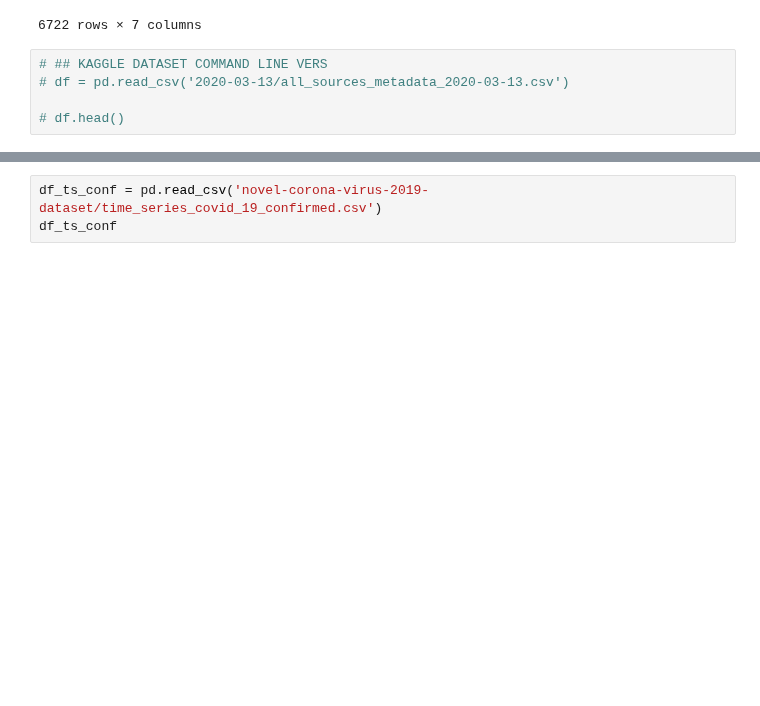
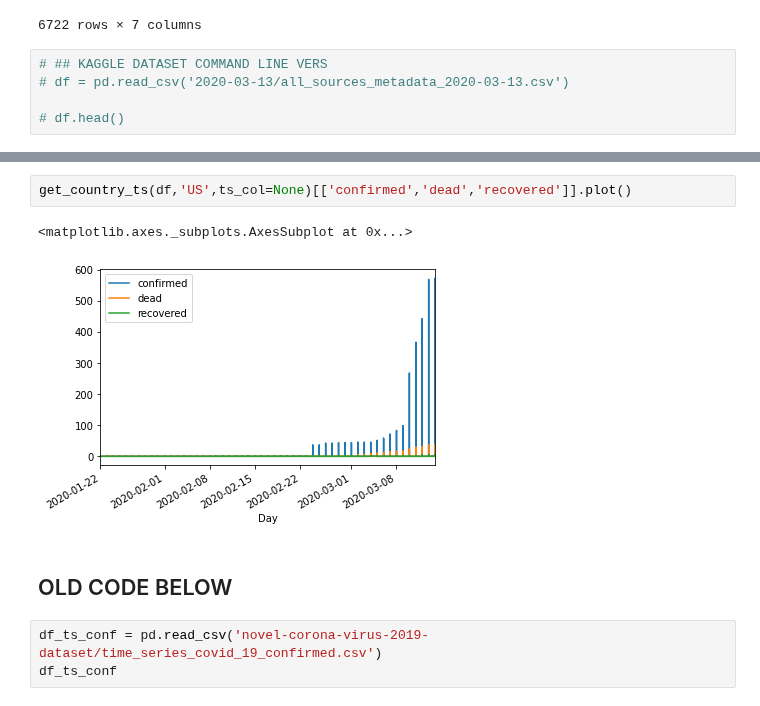
Before and after one commit to jirvingphd/playing-with-coronavirus-data, a Jupyter notebook: coronavirus.ipynb, the cells around one changed output, grey strips where cells are left out. Cells and saved outputs as stored; diff of their text form; blank space fills up the shorter version.

```diff
--- a/coronavirus.ipynb
+++ b/coronavirus.ipynb
@@ -73,3 +180,10 @@ df_
+# %%
+get_country_ts(df,'US',ts_col=None)[['confirmed','dead','recovered']].plot()
+# %% [output]
+<matplotlib.axes._subplots.AxesSubplot at 0x...>
+[figure, added]
+# %% [markdown]
+## OLD CODE BELOW
 # %%
 df_ts_conf = pd.read_csv('novel-corona-virus-2019-dataset/time_series_covid_19_confirmed.csv')
 df_ts_conf
```
Also changed, not shown: parts of 22 cells of this notebook, 11 other files.
